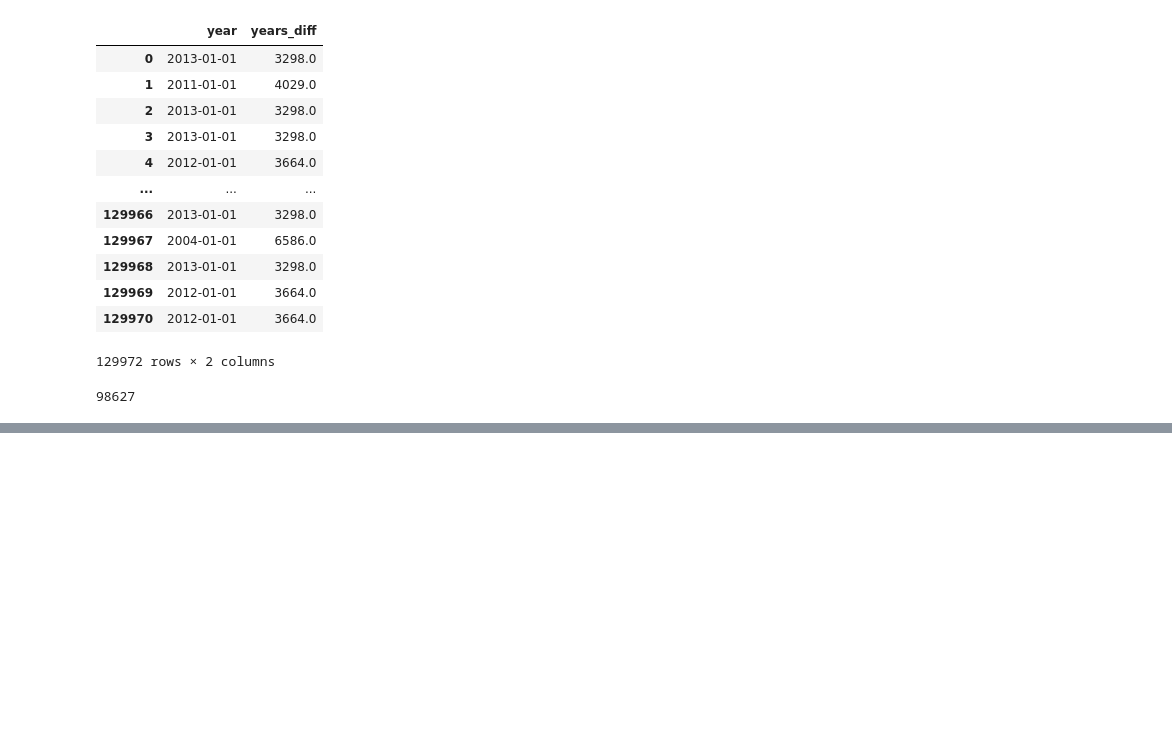
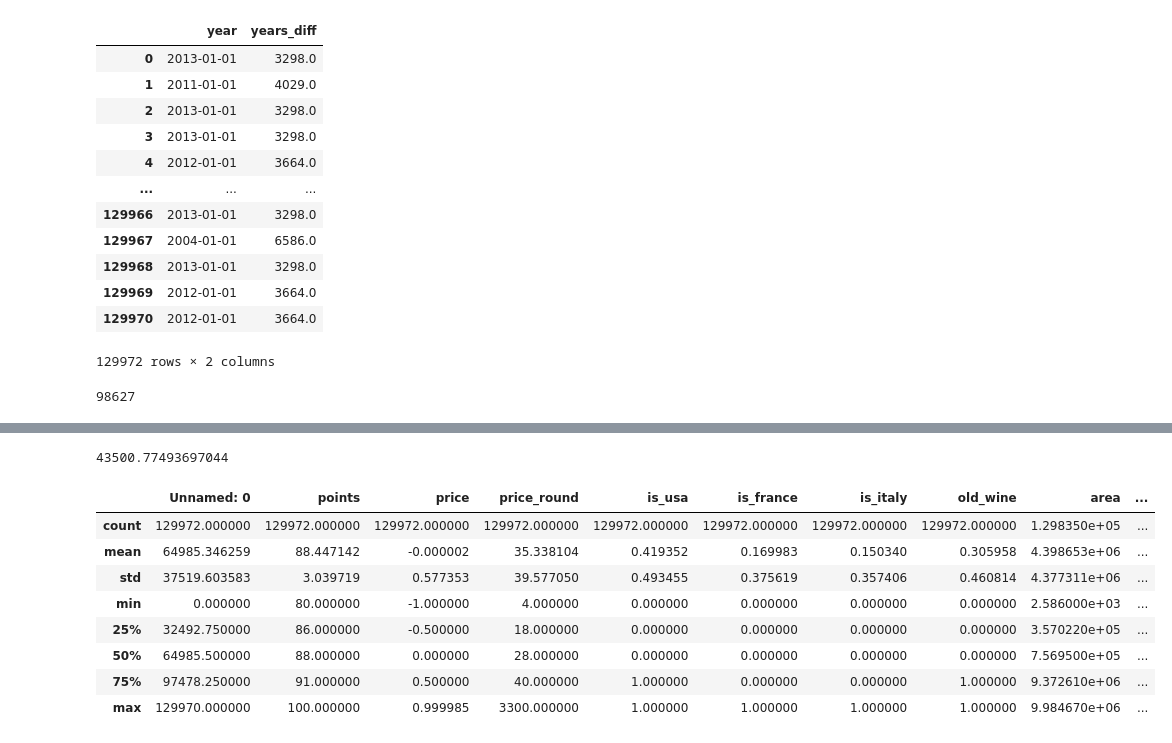
Before and after one commit to DarthSirius/Lessons, a Jupyter notebook: SkillFactory/EDA_1/EDA2_practice.ipynb, the cells around one changed output, grey strips where cells are left out. Cells and saved outputs as stored; diff of their text form; code cells hidden in the pictures; blank space fills up the shorter version.

```diff
--- a/SkillFactory/EDA_1/EDA2_practice.ipynb
+++ b/SkillFactory/EDA_1/EDA2_practice.ipynb
@@ -404,0 +612,6 @@ round(df_wine['years_diff'].max())
+# %%
+# копируем исходный датасет
+df = df_wine.copy()
+# инициализируем нормализатор RobustScaler
+r_scaler = preprocessing.RobustScaler()
+df['price'] = r_scaler.fit_transform(df['price'].reset_index())[:,1]
@@ -404,0 +633,16 @@ round(df_wine['years_diff'].max())
+# %%
+df['price'].sum()
+# %% [output]
+43500.77493697044
+# %%
+df.describe()
+# %% [output]
+|  | Unnamed: 0 | points | price | price_round | is_usa | is_france | is_italy | old_wine | area | ... |
+| count | 129972.000000 | 129972.000000 | 129972.000000 | 129972.000000 | 129972.000000 | 129972.000000 | 129972.000000 | 129972.000000 | 1.298350e+05 | ... |
+| mean | 64985.346259 | 88.447142 | -0.000002 | 35.338104 | 0.419352 | 0.169983 | 0.150340 | 0.305958 | 4.398653e+06 | ... |
+| std | 37519.603583 | 3.039719 | 0.577353 | 39.577050 | 0.493455 | 0.375619 | 0.357406 | 0.460814 | 4.377311e+06 | ... |
+| min | 0.000000 | 80.000000 | -1.000000 | 4.000000 | 0.000000 | 0.000000 | 0.000000 | 0.000000 | 2.586000e+03 | ... |
+| 25% | 32492.750000 | 86.000000 | -0.500000 | 18.000000 | 0.000000 | 0.000000 | 0.000000 | 0.000000 | 3.570220e+05 | ... |
+| 50% | 64985.500000 | 88.000000 | 0.000000 | 28.000000 | 0.000000 | 0.000000 | 0.000000 | 0.000000 | 7.569500e+05 | ... |
+| 75% | 97478.250000 | 91.000000 | 0.500000 | 40.000000 | 1.000000 | 0.000000 | 0.000000 | 1.000000 | 9.372610e+06 | ... |
+| max | 129970.000000 | 100.000000 | 0.999985 | 3300.000000 | 1.000000 | 1.000000 | 1.000000 | 1.000000 | 9.984670e+06 | ... |
```
Also changed, not shown: parts of 25 cells of this notebook, 3 other files.
